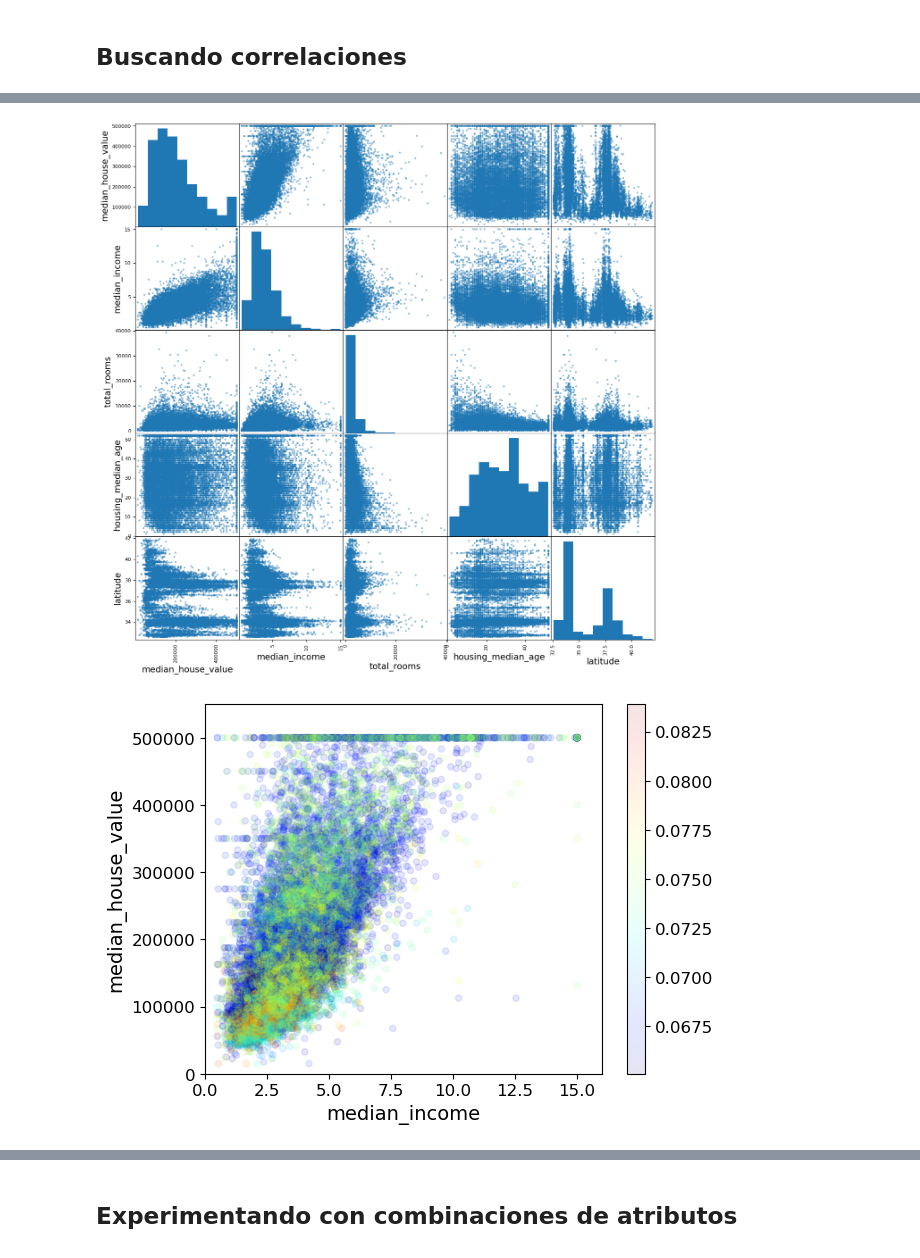
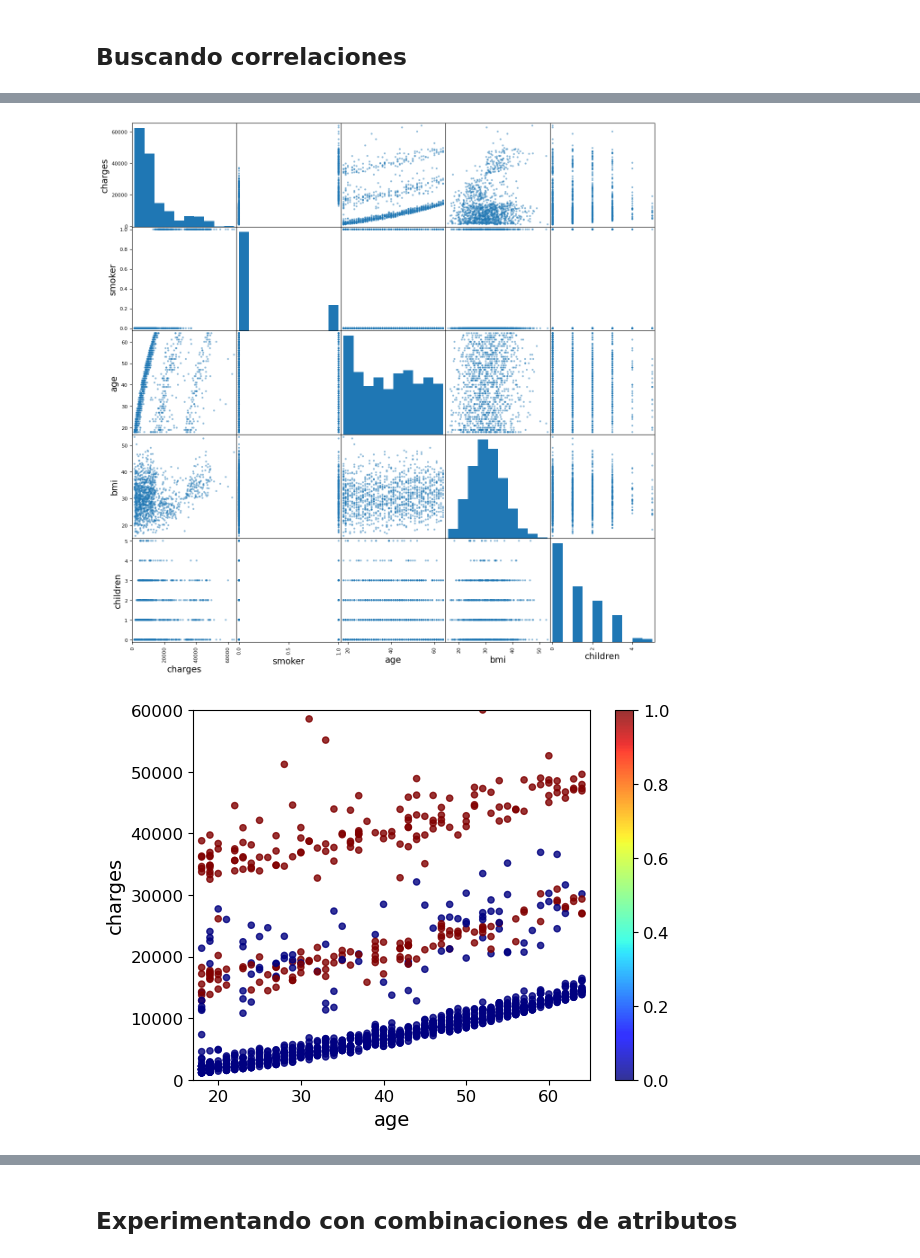
Before and after one commit to RobinGoldwing/gold-insurance, a Jupyter notebook: Proyecto ML insurance.ipynb, the cells around one changed output, grey strips where cells are left out. Drawn from its saved outputs; the diff is of its cells as text; code cells hidden in the pictures.

```diff
--- a/Proyecto ML insurance.ipynb
+++ b/Proyecto ML insurance.ipynb
@@ -266,7 +276,7 @@ fumador_cat_1hot = fumador_encoder.fit_transform(cat_fumador)
 
 insurance_copy.reset_index(drop=False, inplace=True)
 insurance_copy=insurance_copy.join(pd.DataFrame(fumador_cat_1hot, columns=[cat for cat in fumador_encoder.categories_[0]]))
-insurance_copy=insurance_copy.drop(["smoker"], axis=1)
+insurance_copy=insurance_copy.drop(["smoker","index","level_0"], axis=1)
 
 # Mostramos el resultado
 insurance_copy.info()
@@ -315,0 +321,12 @@ region_cat_1hot = cat_encoder.fit_transform(cat_region)
+# %%
+# para la categoria Region (southeast/southwest/northwest/northeast)
+region_encoder = OneHotEncoder(sparse=False)
+region_cat_1hot = region_encoder.fit_transform(cat_region)
+
+insurance_copy.reset_index(drop=False, inplace=True)
+insurance_copy=insurance_copy.join(pd.DataFrame(region_cat_1hot, columns=[cat for cat in region_encoder.categories_[0]]))
+insurance_copy=insurance_copy.drop(["region","index"], axis=1)
+
+# Mostramos el resultado
+insurance_copy.info()
+insurance_copy.head()
@@ -316,3 +361,5 @@ region_cat_1hot = cat_encoder.fit_transform(cat_region)
+# %%
+insurance = insurance_copy
 # %%
 insurance.describe()
 # %% [output]
@@ -356,23 +419,21 @@ Name: charges, dtype: float64
 # %%
 from pandas.plotting import scatter_matrix;
 
-attributes = ["median_house_value", "median_income",
-              "total_rooms", "housing_median_age",
-             "latitude"
-             ];
+attributes = ["charges","smoker", "age", "bmi", "children"]
 
-scatter_matrix(housing[attributes], figsize=(15,15) );
+scatter_matrix(insurance[attributes], figsize=(15,15) );
 # %% [output]
-[figure, old version]
+[figure, new version]
 # %%
 
-housing.plot(kind="scatter",
-             x= "median_income",
-             y = "median_house_value",
-             c=housing["latitude"]/500,
+
+insurance.plot(kind="scatter",
+             x= "age",
+             y = "charges",
+             c=insurance["smoker"],
              cmap = plt.get_cmap("jet"),
-             alpha=0.1)
+             alpha=0.8)
 
-plt.axis([0,16,0,550000]);
+plt.axis([17,65,0,60000]);
 # %% [output]
-[figure, old version]
+[figure, new version]
```
Also changed, not shown: parts of 22 cells of this notebook.
